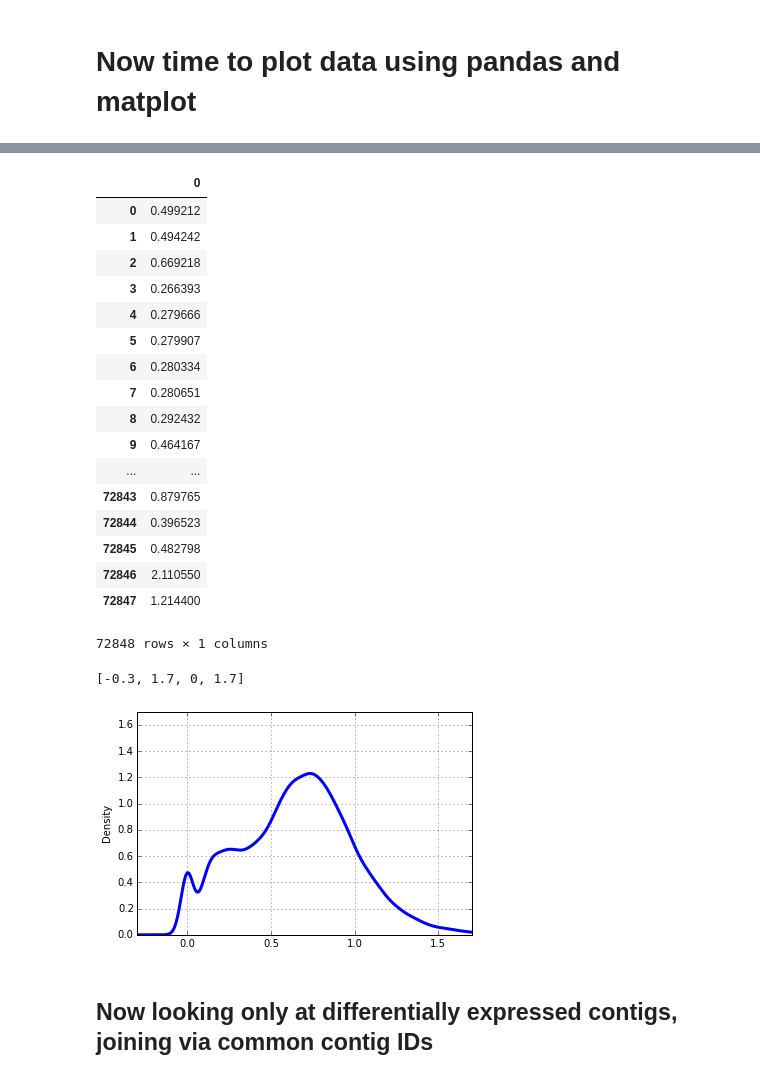
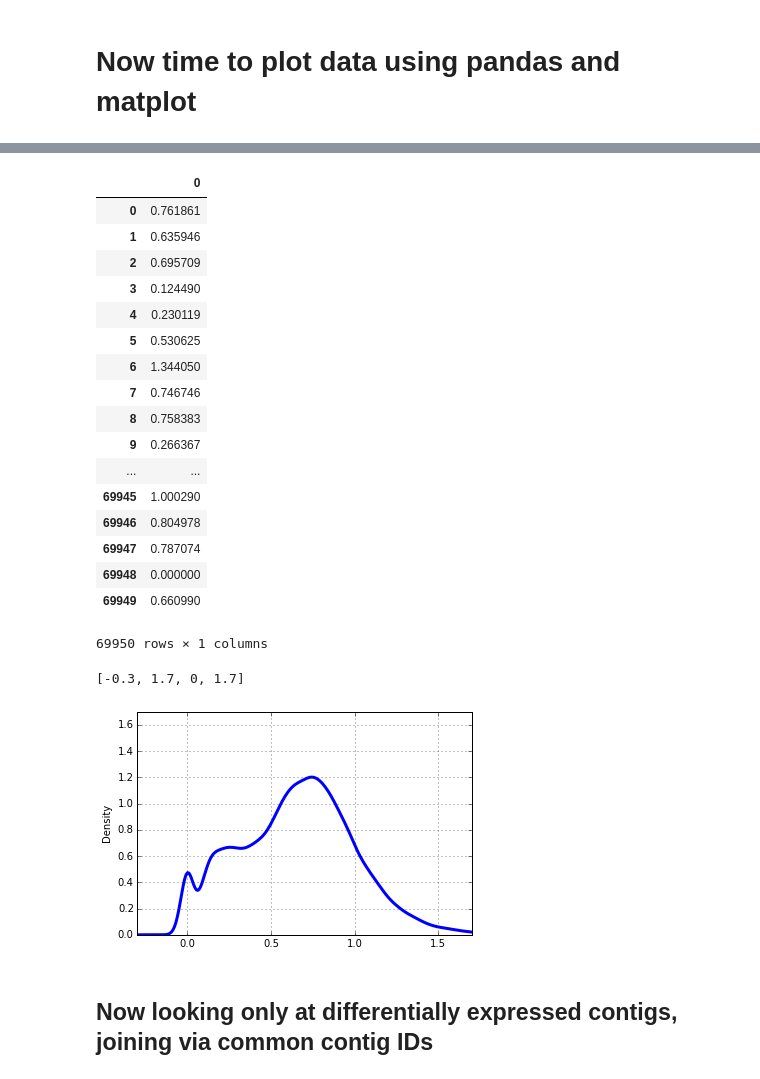
Before and after one commit to jldimond/Coral-CpG-ratio-MS, a Jupyter notebook: ipynb/Pdam_CpG_ratio.ipynb, the cells around one changed output, grey strips where cells are left out. Drawn from its saved outputs; the diff is of its cells as text; code cells hidden in the pictures.

```diff
--- a/ipynb/Pdam_CpG_ratio.ipynb
+++ b/ipynb/Pdam_CpG_ratio.ipynb
@@ -262,33 +297,33 @@ plt.show()
 # %%
-#To plot density curve, must use CpG data WITHOUT annotation
-CpG = pd.read_table('CpG', header=None, )
+#To plot density curve, must use CpG data with original annotation
+CpG = pd.read_table('Pdam_cpg_anno', header=None, )
 CpG
 # %% [output]
 |  | 0 |
-| 0 | 0.499212 |
-| 1 | 0.494242 |
-| 2 | 0.669218 |
-| 3 | 0.266393 |
-| 4 | 0.279666 |
-| 5 | 0.279907 |
-| 6 | 0.280334 |
-| 7 | 0.280651 |
-| 8 | 0.292432 |
-| 9 | 0.464167 |
+| 0 | 0.761861 |
+| 1 | 0.635946 |
+| 2 | 0.695709 |
+| 3 | 0.124490 |
+| 4 | 0.230119 |
+| 5 | 0.530625 |
+| 6 | 1.344050 |
+| 7 | 0.746746 |
+| 8 | 0.758383 |
+| 9 | 0.266367 |
 | ... | ... |
-| 72843 | 0.879765 |
-| 72844 | 0.396523 |
-| 72845 | 0.482798 |
-| 72846 | 2.110550 |
-| 72847 | 1.214400 |
+| 69945 | 1.000290 |
+| 69946 | 0.804978 |
+| 69947 | 0.787074 |
+| 69948 | 0.000000 |
+| 69949 | 0.660990 |
-72848 rows × 1 columns
+69950 rows × 1 columns
 # %%
 # pandas density plot
 CpG[0].plot(kind='kde', linewidth=3);
 plt.axis([-0.3, 1.7, 0, 1.7])
 # %% [output]
 [-0.3, 1.7, 0, 1.7]
-[figure, old version]
+[figure, new version]
 # %% [markdown]
 ## Now looking only at differentially expressed contigs, joining via common contig IDs
 # %% [markdown]
```
Also changed, not shown: parts of 9 cells of this notebook, 27 other files.
